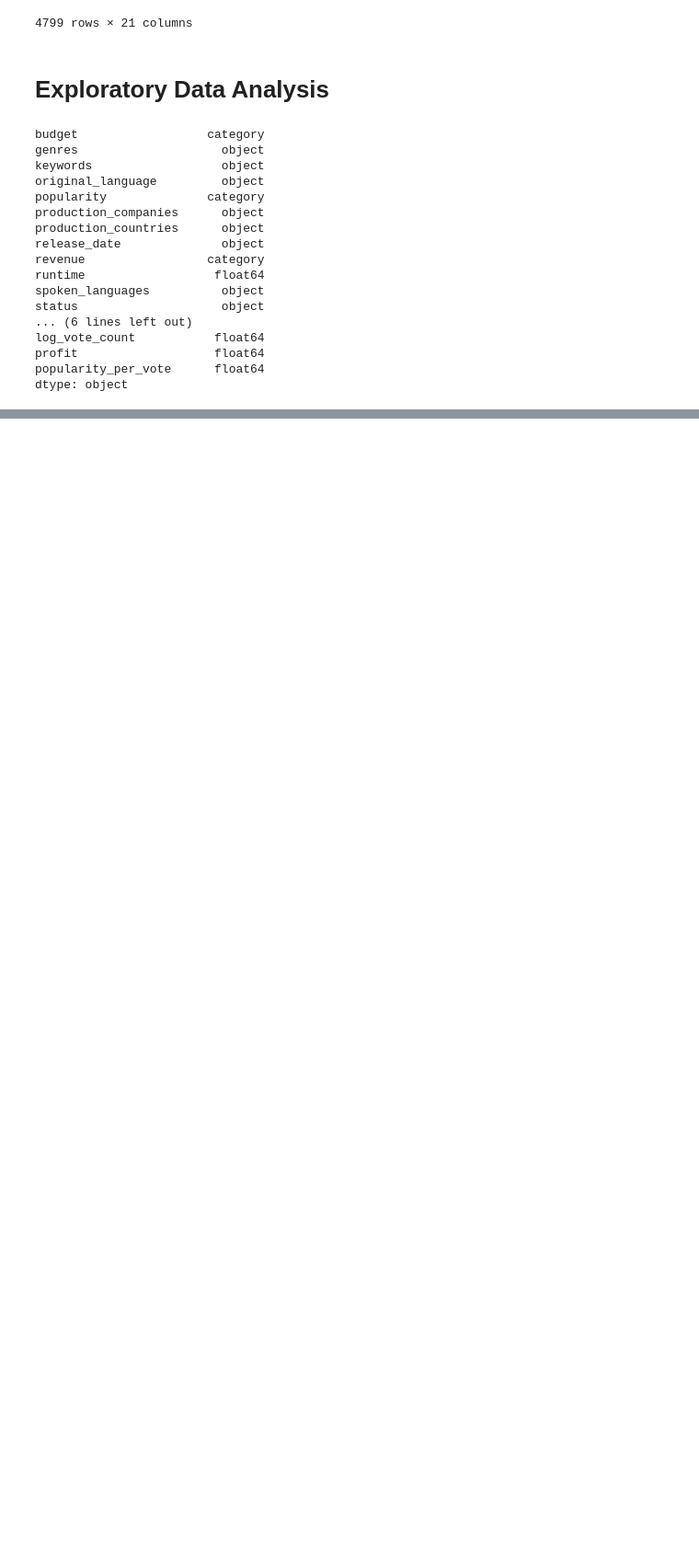
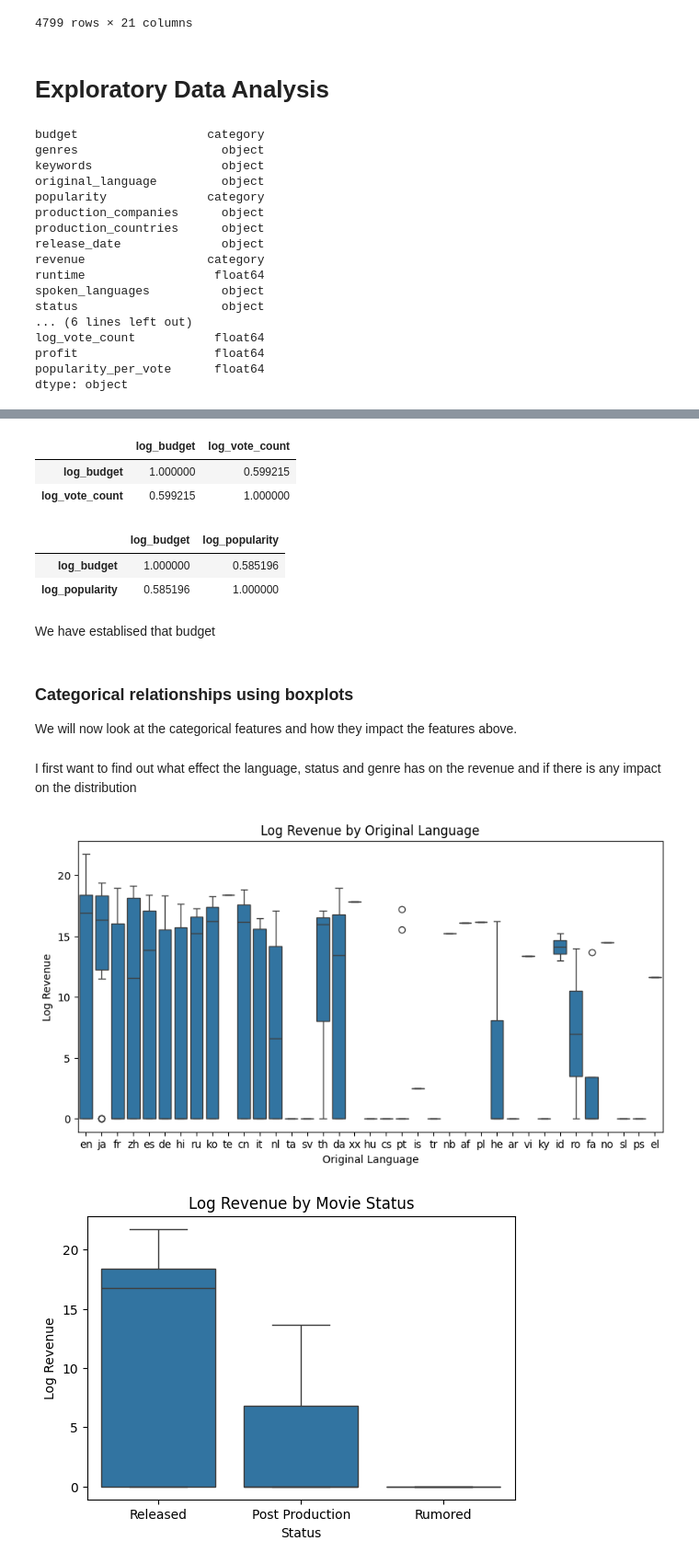
Before and after one commit to ziyadsaf/movie-success-prediction, a Jupyter notebook: movie_prediction_project.ipynb, the cells around one changed output, grey strips where cells are left out. Shown at 92% size. Cells and saved outputs as stored; diff of their text form; code cells hidden in the pictures; blank space fills up the shorter version.

```diff
--- a/movie_prediction_project.ipynb
+++ b/movie_prediction_project.ipynb
@@ -632,0 +694,38 @@ Text(0.5, 1.0, 'Revenue vs Vote Count')
+# %%
+movies[['log_budget','log_vote_count']].corr()
+# %% [output]
+|  | log_budget | log_vote_count |
+| log_budget | 1.000000 | 0.599215 |
+| log_vote_count | 0.599215 | 1.000000 |
+# %%
+movies[['log_budget','log_popularity']].corr()
+# %% [output]
+|  | log_budget | log_popularity |
+| log_budget | 1.000000 | 0.585196 |
+| log_popularity | 0.585196 | 1.000000 |
+# %% [markdown]
+We have establised that budget
+# %% [markdown]
+### Categorical relationships using boxplots
+We will now look at the categorical features and how they impact the features above.
+# %% [markdown]
+I first want to find out what effect the language, status and genre has on the revenue and if there is any impact on the distribution
+# %%
+# Boxplot of revenue by original language
+plt.figure(figsize=(10, 5))
+sns.boxplot(x='original_language', y='log_revenue', data=movies)
+plt.title('Log Revenue by Original Language')
+plt.xlabel('Original Language')
+plt.ylabel('Log Revenue')
+plt.show()
+
+# Boxplot of revenue by movie status
+plt.figure(figsize=(6, 4))
+sns.boxplot(x='status', y='log_revenue', data=movies)
+plt.title('Log Revenue by Movie Status')
+plt.xlabel('Status')
+plt.ylabel('Log Revenue')
+plt.show()
+# %% [output]
+[figure, added]
+[figure, added]
```
Also changed, not shown: parts of 122 cells of this notebook.
